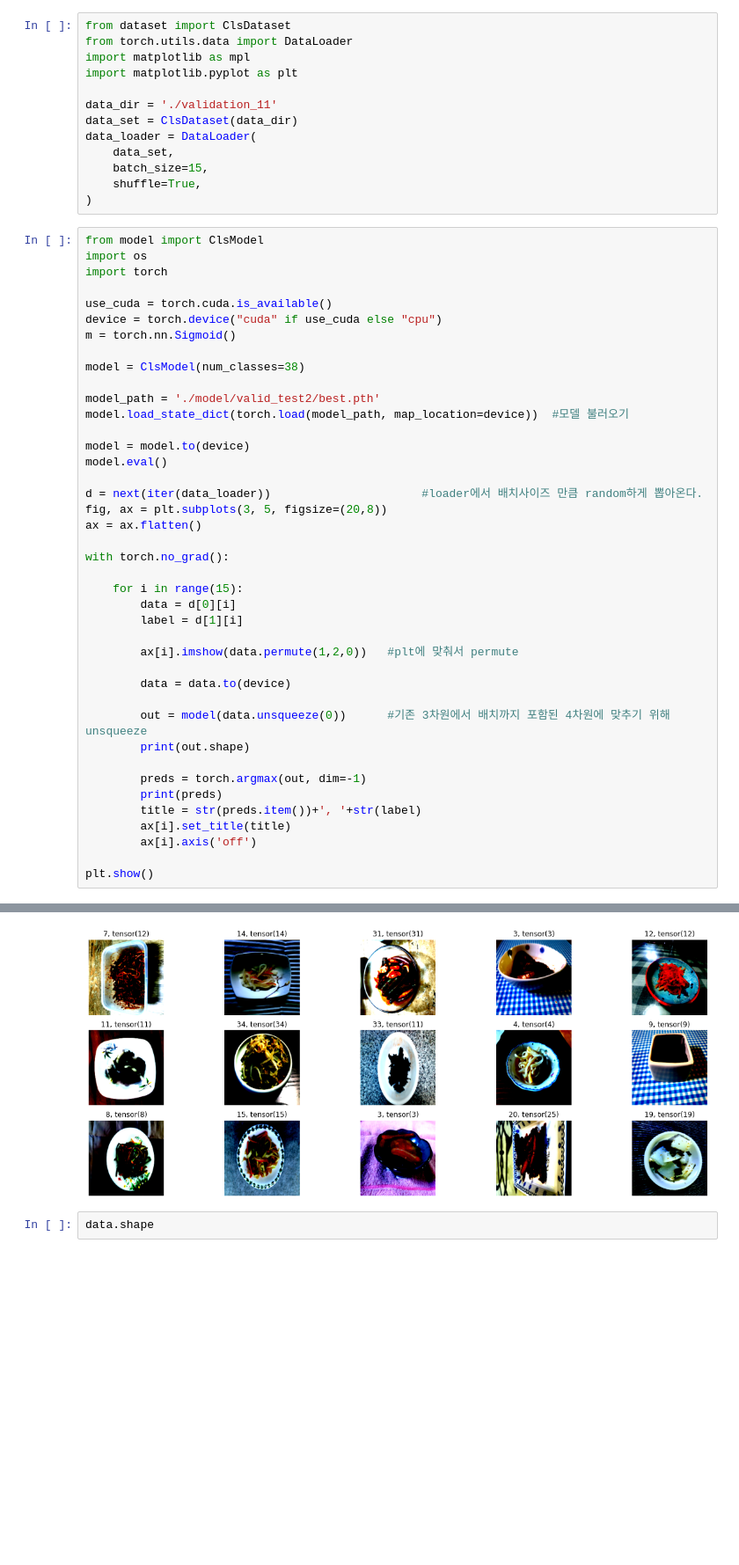
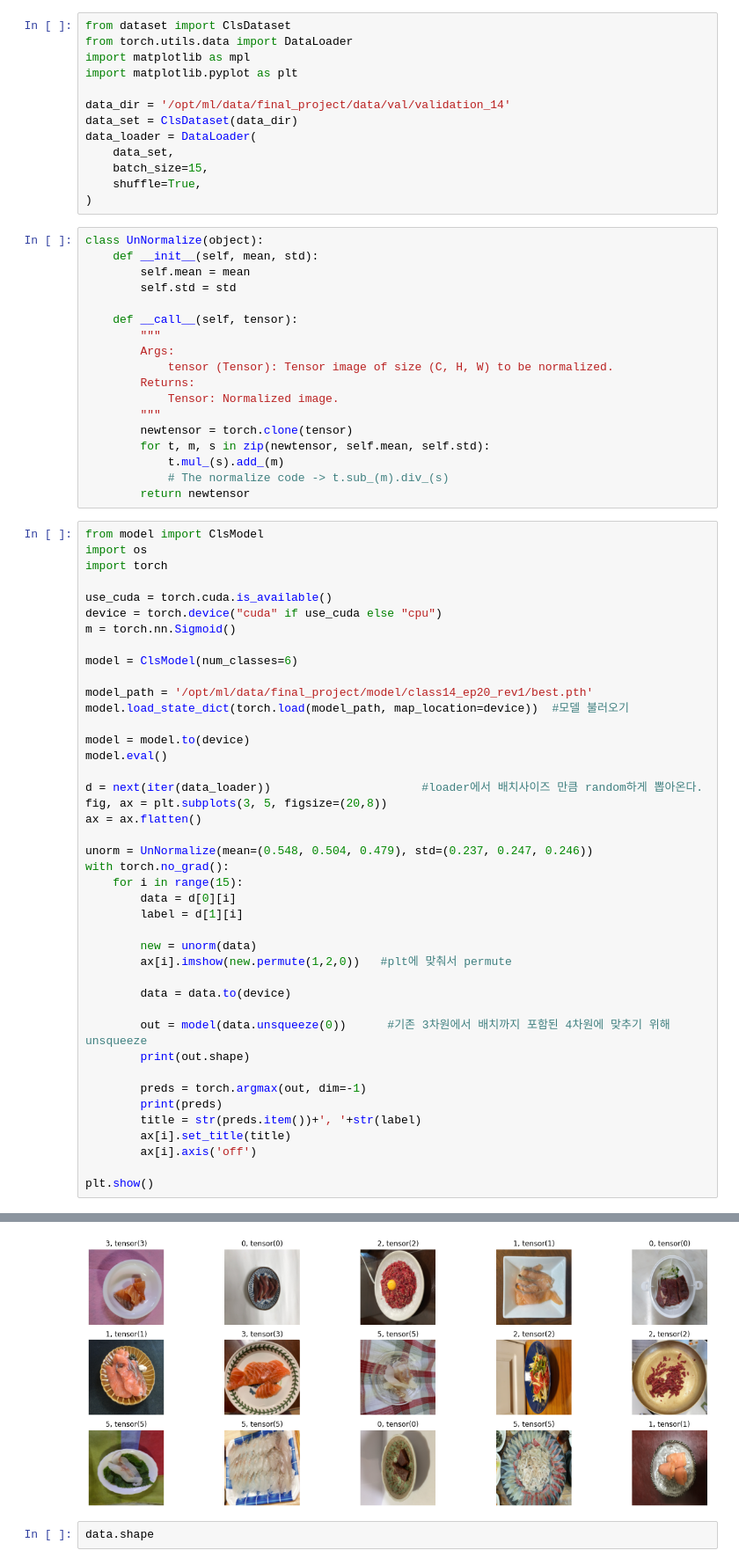
Before and after one commit to boostcampaitech2/final-project-level3-cv-17, a Jupyter notebook: classification/inference.ipynb, the cells around one changed output, grey strips where cells are left out. Shown: that part at 88% size. Saved outputs shown, nothing was run; the diff lists cells and outputs as text; blank space fills up the shorter version.

```diff
--- a/classification/inference.ipynb
+++ b/classification/inference.ipynb
@@ -4,13 +4,31 @@ from torch.utils.data import DataLoader
 import matplotlib as mpl
 import matplotlib.pyplot as plt
 
-data_dir = './validation_11'
+data_dir = '/opt/ml/data/final_project/data/val/validation_14'
 data_set = ClsDataset(data_dir)
 data_loader = DataLoader(
     data_set,
     batch_size=15,
     shuffle=True,
 )
+# %%
+class UnNormalize(object):
+    def __init__(self, mean, std):
+        self.mean = mean
+        self.std = std
+
+    def __call__(self, tensor):
+        """
+        Args:
+            tensor (Tensor): Tensor image of size (C, H, W) to be normalized.
+        Returns:
+            Tensor: Normalized image.
+        """
+        newtensor = torch.clone(tensor)
+        for t, m, s in zip(newtensor, self.mean, self.std):
+            t.mul_(s).add_(m)
+            # The normalize code -> t.sub_(m).div_(s)
+        return newtensor
 # %%
 from model import ClsModel
 import os
@@ -20,9 +38,9 @@ use_cuda = torch.cuda.is_available()
 device = torch.device("cuda" if use_cuda else "cpu")
 m = torch.nn.Sigmoid()
 
-model = ClsModel(num_classes=38)
+model = ClsModel(num_classes=6)
 
-model_path = './model/valid_test2/best.pth'
+model_path = '/opt/ml/data/final_project/model/class14_ep20_rev1/best.pth'
 model.load_state_dict(torch.load(model_path, map_location=device))  #모델 불러오기
 
 model = model.to(device)
@@ -32,13 +50,14 @@ d = next(iter(data_loader))                      #loader에서 배치사이즈
 fig, ax = plt.subplots(3, 5, figsize=(20,8))
 ax = ax.flatten()
 
+unorm = UnNormalize(mean=(0.548, 0.504, 0.479), std=(0.237, 0.247, 0.246))
 with torch.no_grad():
-
     for i in range(15):
         data = d[0][i]
         label = d[1][i]
 
-        ax[i].imshow(data.permute(1,2,0))   #plt에 맞춰서 permute
+        new = unorm(data)
+        ax[i].imshow(new.permute(1,2,0))   #plt에 맞춰서 permute
 
         data = data.to(device)
 
@@ -102,4 +92,4 @@ tensor([19], device='cuda:0')
-[figure, old version]
+[figure, new version]
 # %%
 data.shape
 # %% [output]
```
Also changed, not shown: parts of 2 cells of this notebook.
